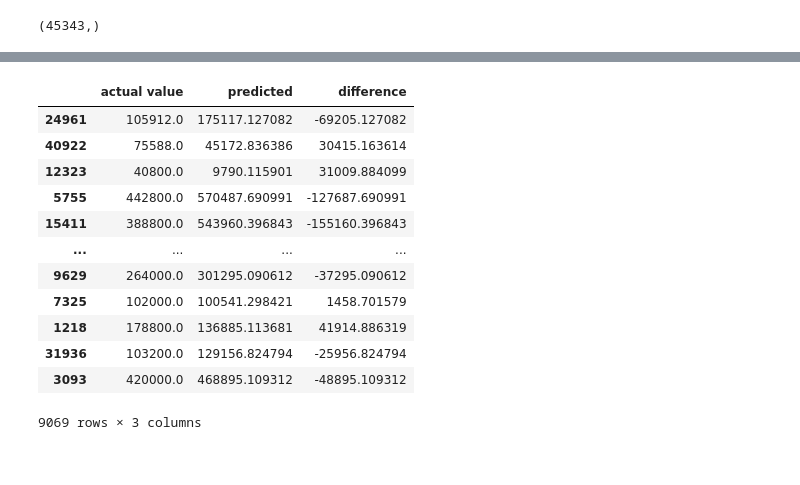
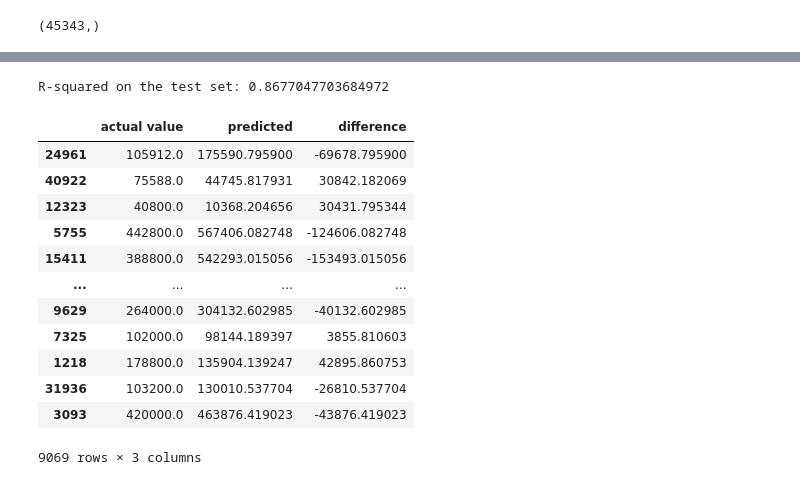
Before and after one commit to MinhPhucLe/Machine-Learning-Project-2023.2, a Jupyter notebook: nam/lasso_regression.ipynb, the cells around one changed output, grey strips where cells are left out. Cells and saved outputs as stored; diff of their text form; code cells hidden in the pictures.

```diff
--- a/nam/lasso_regression.ipynb
+++ b/nam/lasso_regression.ipynb
@@ -138,19 +85,31 @@ Name: price_in_USD, Length: 9069, dtype: float64
+# %%
+# Khởi tạo mô hình Lasso với alpha tốt nhất
+reg_lasso = Lasso(alpha=reg_lasso_cv.alpha_)
+reg_lasso.fit(X_train_scaled, Y_train)
+
+# Đánh giá mô hình trên tập kiểm tra
+score = reg_lasso.score(X_test_scaled, Y_test)
+print("R-squared on the test set:", score)
+# %% [output]
+R-squared on the test set: 0.8677047703684972
+# %%
+Y_pred = reg_lasso.predict(X_test_scaled)
 # %%
-pred_table = pd.DataFrame(data={"actual value":Y_test, "predicted":best_model.predict(X_test)})
+pred_table = pd.DataFrame(data={"actual value":Y_test, "predicted":Y_pred})
 pred_table["difference"] = pred_table["actual value"] - pred_table["predicted"]
 pred_table
 # %% [output]
 |  | actual value | predicted | difference |
-| 24961 | 105912.0 | 175117.127082 | -69205.127082 |
-| 40922 | 75588.0 | 45172.836386 | 30415.163614 |
-| 12323 | 40800.0 | 9790.115901 | 31009.884099 |
-| 5755 | 442800.0 | 570487.690991 | -127687.690991 |
-| 15411 | 388800.0 | 543960.396843 | -155160.396843 |
+| 24961 | 105912.0 | 175590.795900 | -69678.795900 |
+| 40922 | 75588.0 | 44745.817931 | 30842.182069 |
+| 12323 | 40800.0 | 10368.204656 | 30431.795344 |
+| 5755 | 442800.0 | 567406.082748 | -124606.082748 |
+| 15411 | 388800.0 | 542293.015056 | -153493.015056 |
 | ... | ... | ... | ... |
-| 9629 | 264000.0 | 301295.090612 | -37295.090612 |
-| 7325 | 102000.0 | 100541.298421 | 1458.701579 |
-| 1218 | 178800.0 | 136885.113681 | 41914.886319 |
-| 31936 | 103200.0 | 129156.824794 | -25956.824794 |
-| 3093 | 420000.0 | 468895.109312 | -48895.109312 |
+| 9629 | 264000.0 | 304132.602985 | -40132.602985 |
+| 7325 | 102000.0 | 98144.189397 | 3855.810603 |
+| 1218 | 178800.0 | 135904.139247 | 42895.860753 |
+| 31936 | 103200.0 | 130010.537704 | -26810.537704 |
+| 3093 | 420000.0 | 463876.419023 | -43876.419023 |
 9069 rows × 3 columns
 # %%
```
Also changed, not shown: parts of 4 cells of this notebook.
